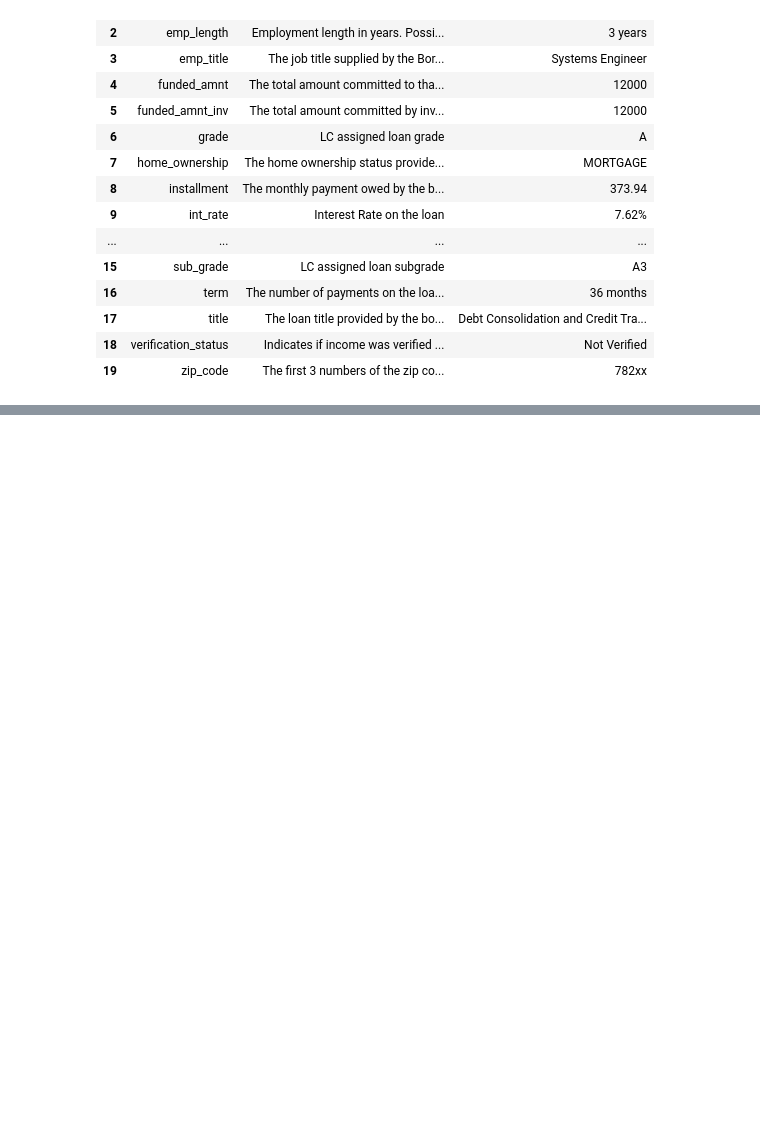
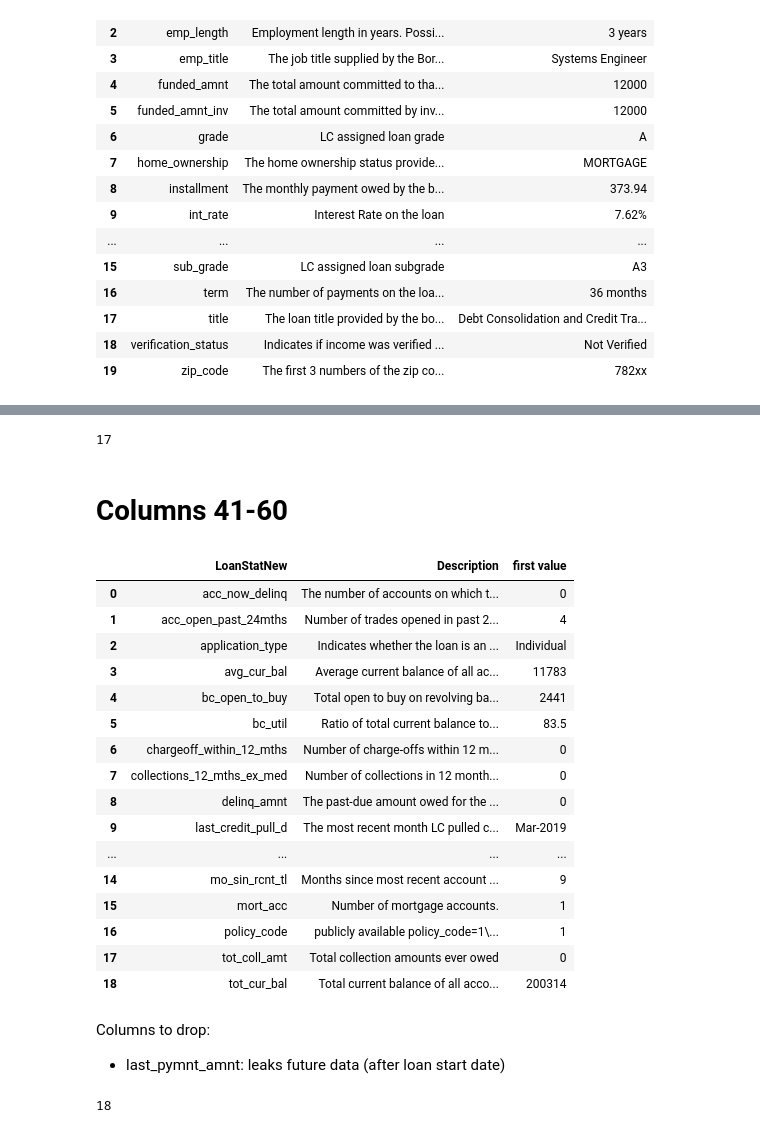
Before and after one commit to ZRupp/lending-club-prediction, a Jupyter notebook: loan-prediction.ipynb, the cells around one changed output, grey strips where cells are left out. Cells and saved outputs as stored; diff of their text form; code cells hidden in the pictures; blank space fills up the shorter version.

```diff
--- a/loan-prediction.ipynb
+++ b/loan-prediction.ipynb
@@ -154,0 +161,50 @@ last_pymnt_d
+# %%
+dropped_cols.extend([
+    'collection_recovery_fee',
+    'last_pymnt_d',
+    'out_prncp',
+    'out_prncp_inv',
+    'recoveries',
+    'total_pymnt',
+    'total_pymnt_inv',
+    'total_rec_int',
+    'total_rec_late_fee',
+    'total_rec_prncp'
+])
+
+len(dropped_cols)
+# %% [output]
+17
+# %% [markdown]
+# Columns 41-60
+# %%
+explain_columns(40, 60)
+# %% [output]
+|  | LoanStatNew | Description | first value |
+| 0 | acc_now_delinq | The number of accounts on which t... | 0 |
+| 1 | acc_open_past_24mths | Number of trades opened in past 2... | 4 |
+| 2 | application_type | Indicates whether the loan is an ... | Individual |
+| 3 | avg_cur_bal | Average current balance of all ac... | 11783 |
+| 4 | bc_open_to_buy | Total open to buy on revolving ba... | 2441 |
+| 5 | bc_util | Ratio of total current balance to... | 83.5 |
+| 6 | chargeoff_within_12_mths | Number of charge-offs within 12 m... | 0 |
+| 7 | collections_12_mths_ex_med | Number of collections in 12 month... | 0 |
+| 8 | delinq_amnt | The past-due amount owed for the ... | 0 |
+| 9 | last_credit_pull_d | The most recent month LC pulled c... | Mar-2019 |
+| ... | ... | ... | ... |
+| 14 | mo_sin_rcnt_tl | Months since most recent account ... | 9 |
+| 15 | mort_acc | Number of mortgage accounts. | 1 |
+| 16 | policy_code | publicly available policy_code=1\... | 1 |
+| 17 | tot_coll_amt | Total collection amounts ever owed | 0 |
+| 18 | tot_cur_bal | Total current balance of all acco... | 200314 |
+# %% [markdown]
+Columns to drop:
+- last_pymnt_amnt: leaks future data (after loan start date)
+# %%
+dropped_cols.extend([
+    'last_pymnt_amnt',
+])
+
+len(dropped_cols)
+# %% [output]
+18
```
Also changed, not shown: parts of 19 cells of this notebook, 1 other file.
